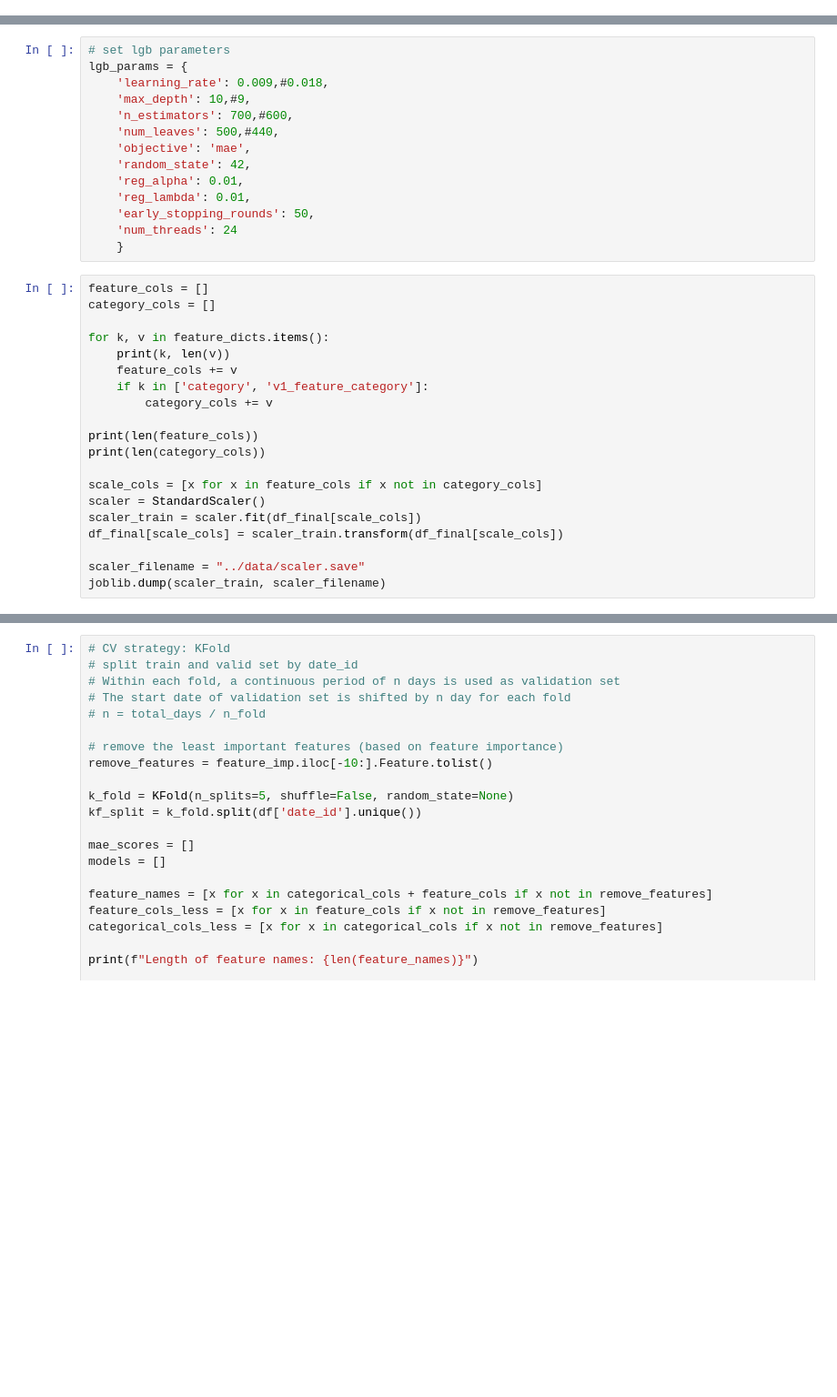
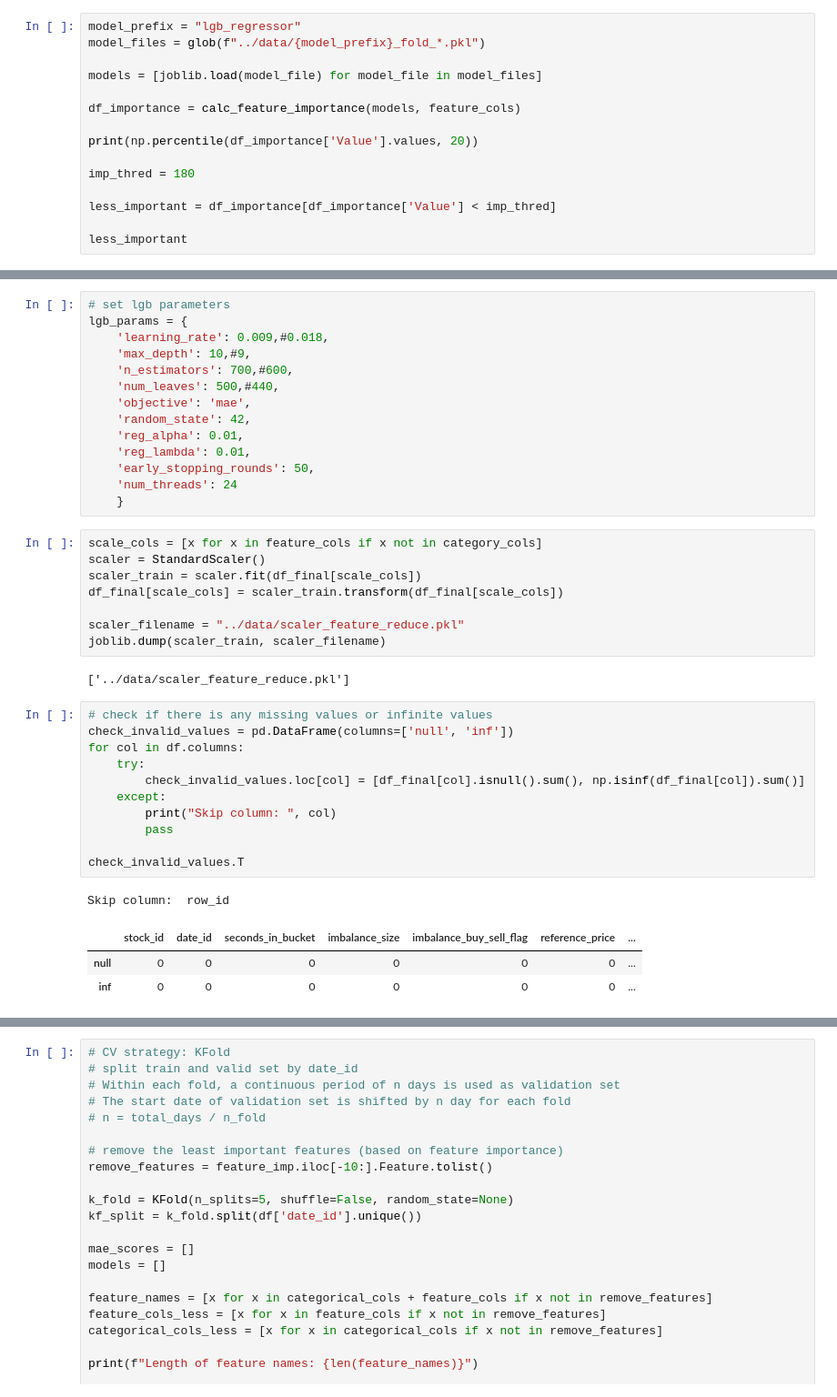
Before and after one commit to slidot41/kaggle_2023, a Jupyter notebook: notebooks/construct_features.ipynb, the cells around one changed output, grey strips where cells are left out. Shown at 91% size. Cells and saved outputs as stored; diff of their text form; blank space fills up the shorter version.

```diff
--- a/notebooks/construct_features.ipynb
+++ b/notebooks/construct_features.ipynb
@@ -53,0 +85,15 @@ from sklearn.model_selection import KFold
+# %%
+model_prefix = "lgb_regressor"
+model_files = glob(f"../data/{model_prefix}_fold_*.pkl")
+
+models = [joblib.load(model_file) for model_file in model_files]
+
+df_importance = calc_feature_importance(models, feature_cols)
+
+print(np.percentile(df_importance['Value'].values, 20))
+
+imp_thred = 180
+
+less_important = df_importance[df_importance['Value'] < imp_thred]
+
+less_important
@@ -66,25 +119,31 @@ lgb_params = {
     'num_threads': 24
     }
 # %%
-feature_cols = []
-category_cols = []
-
-for k, v in feature_dicts.items():
-    print(k, len(v))
-    feature_cols += v
-    if k in ['category', 'v1_feature_category']:
-        category_cols += v
-
-print(len(feature_cols))
-print(len(category_cols))
-
 scale_cols = [x for x in feature_cols if x not in category_cols]
 scaler = StandardScaler()
 scaler_train = scaler.fit(df_final[scale_cols])
 df_final[scale_cols] = scaler_train.transform(df_final[scale_cols])
 
-scaler_filename = "../data/scaler.save"
+scaler_filename = "../data/scaler_feature_reduce.pkl"
 joblib.dump(scaler_train, scaler_filename)
+# %% [output]
+['../data/scaler_feature_reduce.pkl']
+# %%
+# check if there is any missing values or infinite values
+check_invalid_values = pd.DataFrame(columns=['null', 'inf'])
+for col in df.columns:
+    try:
+        check_invalid_values.loc[col] = [df_final[col].isnull().sum(), np.isinf(df_final[col]).sum()]
+    except:
+        print("Skip column: ", col)
+        pass
+
+check_invalid_values.T
+# %% [output]
+Skip column:  row_id
+|  | stock_id | date_id | seconds_in_bucket | imbalance_size | imbalance_buy_sell_flag | reference_price | ... |
+| null | 0 | 0 | 0 | 0 | 0 | 0 | ... |
+| inf | 0 | 0 | 0 | 0 | 0 | 0 | ... |
 # %%
 # CV strategy: KFold
 # split train and valid set by date_id
```
Also changed, not shown: parts of 30 cells of this notebook, 3 other files.
